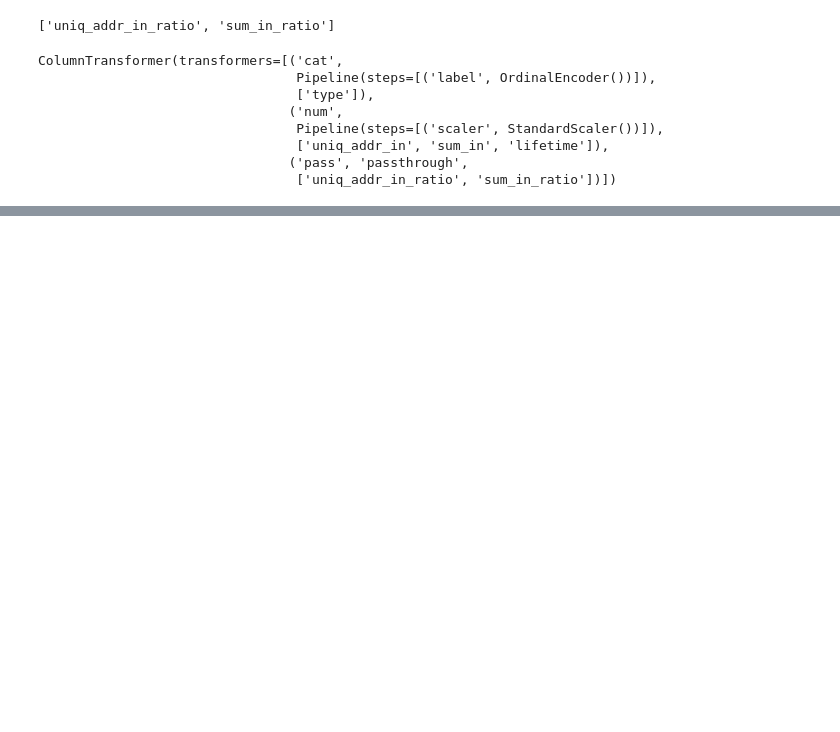
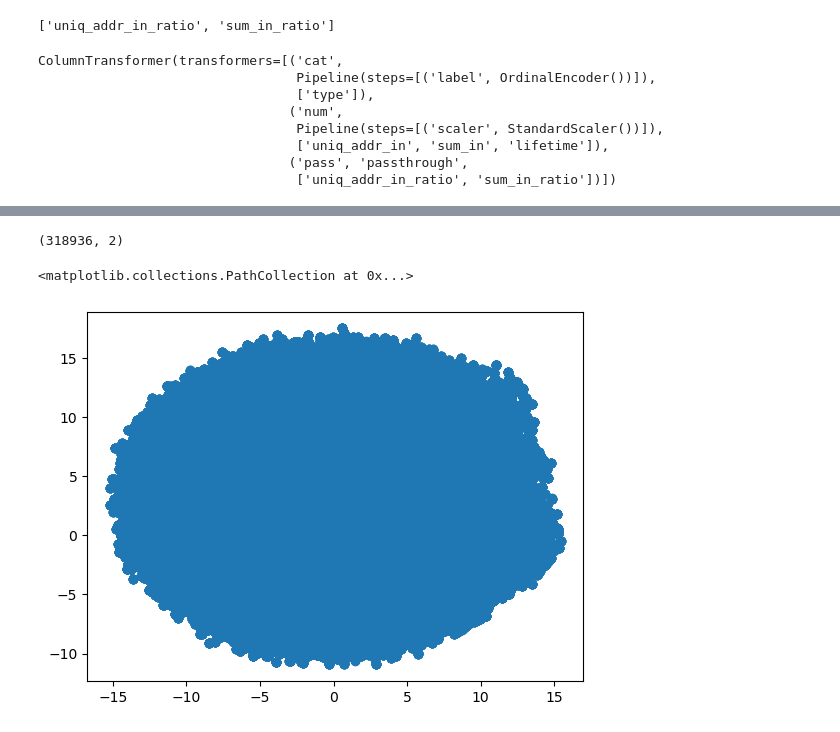
Before and after one commit to npoluyaktov/remote_jupyter, a Jupyter notebook: data/eth_graph.ipynb, the cells around one changed output, grey strips where cells are left out. Saved outputs shown, nothing was run; the diff lists cells and outputs as text; code cells hidden in the pictures; blank space fills up the shorter version.

```diff
--- a/data/eth_graph.ipynb
+++ b/data/eth_graph.ipynb
@@ -448,0 +452,15 @@ print(max(df[['sum_in']].values))
+# %%
+filter_funct = umap.UMAP(n_neighbors=5, unique=True)
+# %%
+embedding = filter_funct.fit_transform(x_)
+# %%
+print(embedding.shape)
+# %% [output]
+(318936, 2)
+# %%
+plt.scatter(
+    embedding[:, 0],
+    embedding[:, 1])
+# %% [output]
+<matplotlib.collections.PathCollection at 0x...>
+[figure, added]
```
Also changed, not shown: parts of 27 cells of this notebook, 1 other file.
